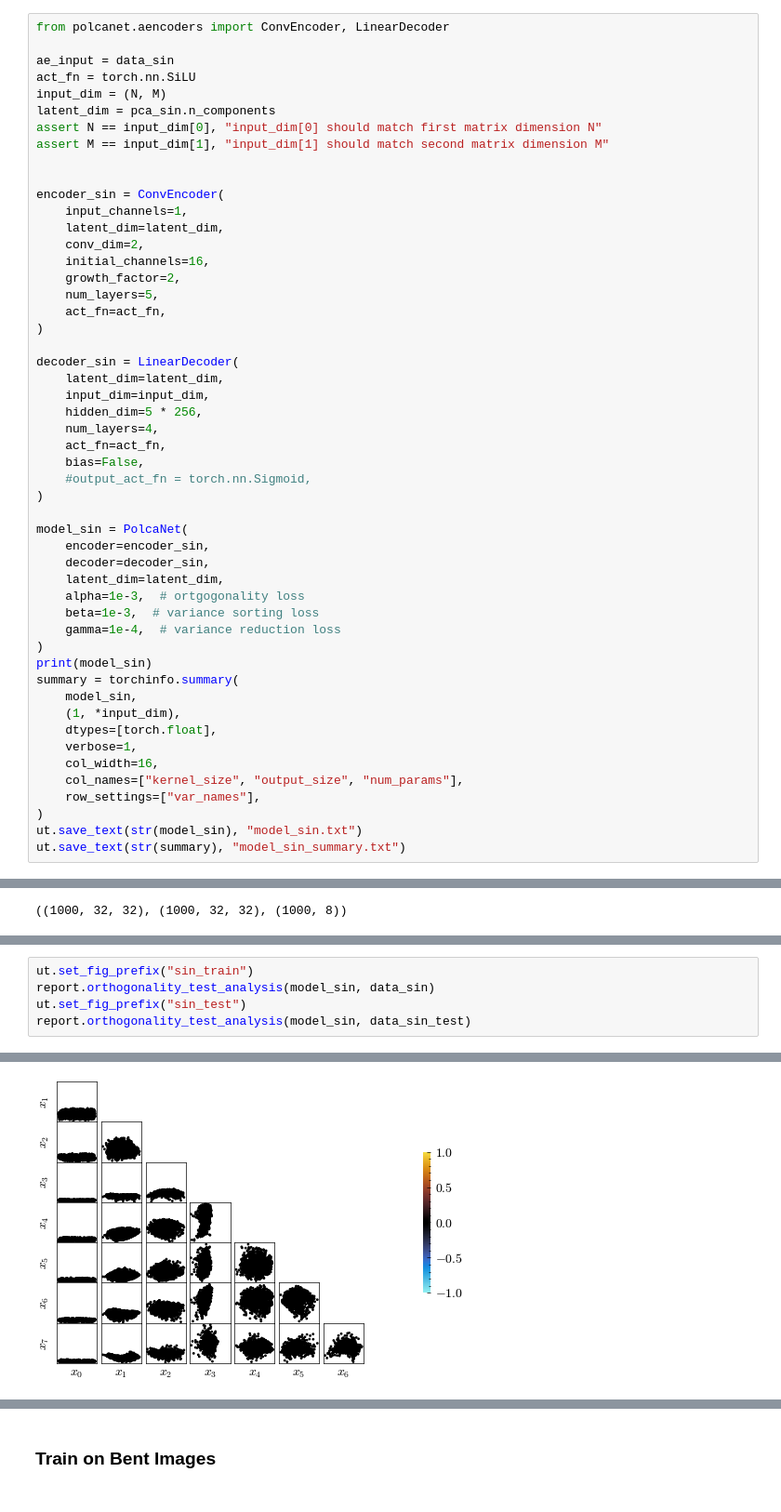
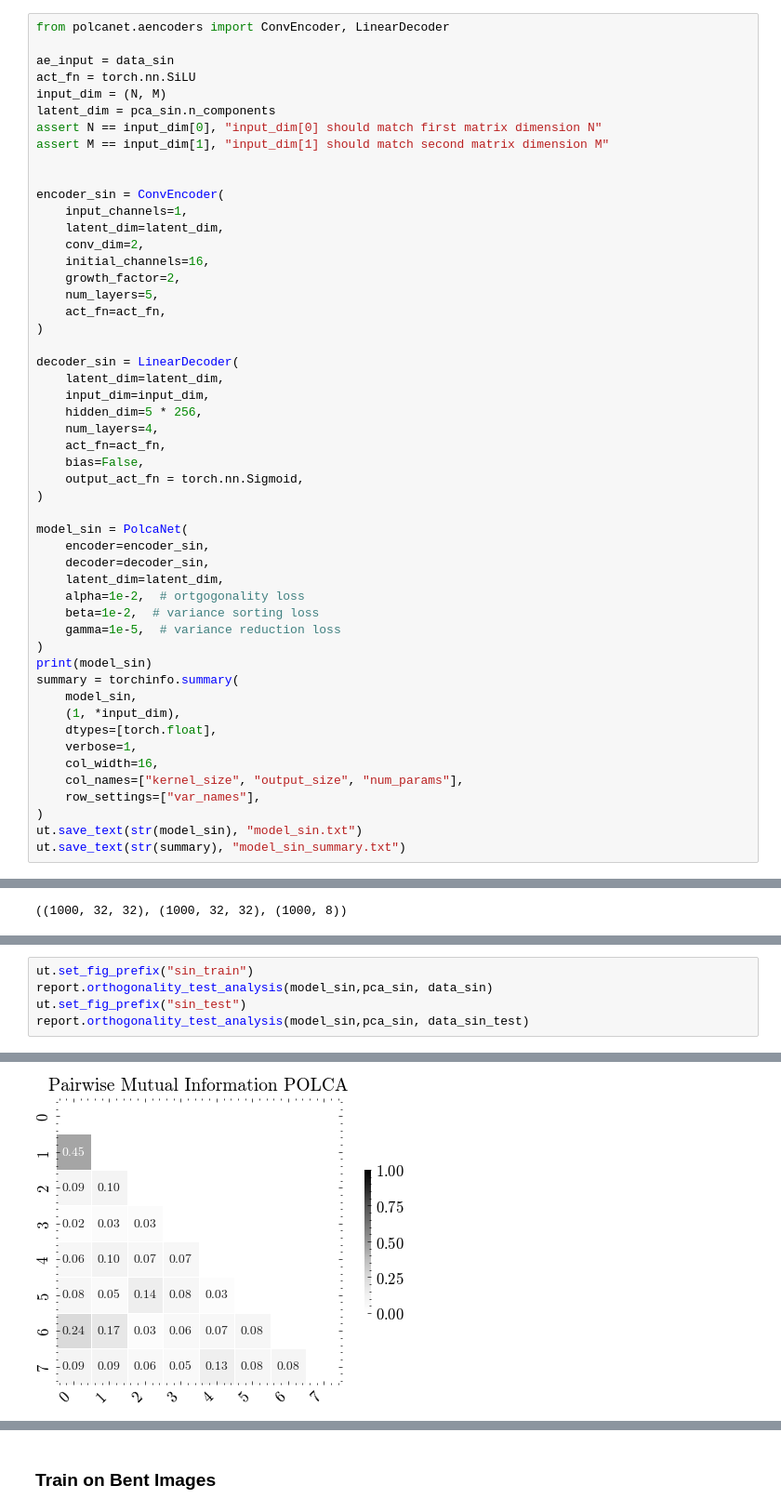
Before and after one commit to jamartinh/polcanet, a Jupyter notebook: examples/notebooks/synthetic_sinusoidal_images.ipynb, the cells around one changed output, grey strips where cells are left out. Shown at 93% size. Saved outputs shown, nothing was run; the diff lists cells and outputs as text.

```diff
--- a/examples/notebooks/synthetic_sinusoidal_images.ipynb
+++ b/examples/notebooks/synthetic_sinusoidal_images.ipynb
@@ -140,16 +140,16 @@ decoder_sin = LinearDecoder(
     num_layers=4,
     act_fn=act_fn,
     bias=False,
-    #output_act_fn = torch.nn.Sigmoid,
+    output_act_fn = torch.nn.Sigmoid,
 )
 
 model_sin = PolcaNet(
     encoder=encoder_sin,
     decoder=decoder_sin,
     latent_dim=latent_dim,
-    alpha=1e-3,  # ortgogonality loss
-    beta=1e-3,  # variance sorting loss
-    gamma=1e-4,  # variance reduction loss
+    alpha=1e-2,  # ortgogonality loss
+    beta=1e-2,  # variance sorting loss
+    gamma=1e-5,  # variance reduction loss
 )
 print(model_sin)
 summary = torchinfo.summary(
@@ -265,6 +267,6 @@ ut.plot_reconstruction_comparison(model_sin, pca_sin, images, cmap="viridis", nr
 # %%
 ut.set_fig_prefix("sin_train")
-report.orthogonality_test_analysis(model_sin, data_sin)
+report.orthogonality_test_analysis(model_sin,pca_sin, data_sin)
 ut.set_fig_prefix("sin_test")
-report.orthogonality_test_analysis(model_sin, data_sin_test)
+report.orthogonality_test_analysis(model_sin,pca_sin, data_sin_test)
 # %% [output]
@@ -284 +286 @@ report.orthogonality_test_analysis(model_sin, data_sin_test)
-[figure, old version]
+[figure, new version]
```
Also changed, not shown: parts of 29 cells of this notebook, 9 other files.
